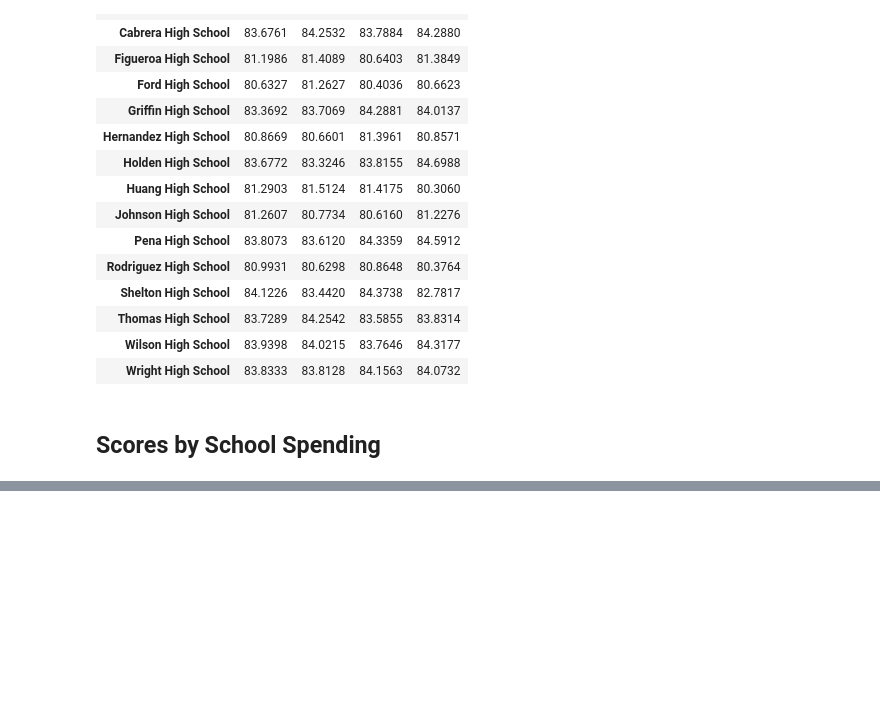
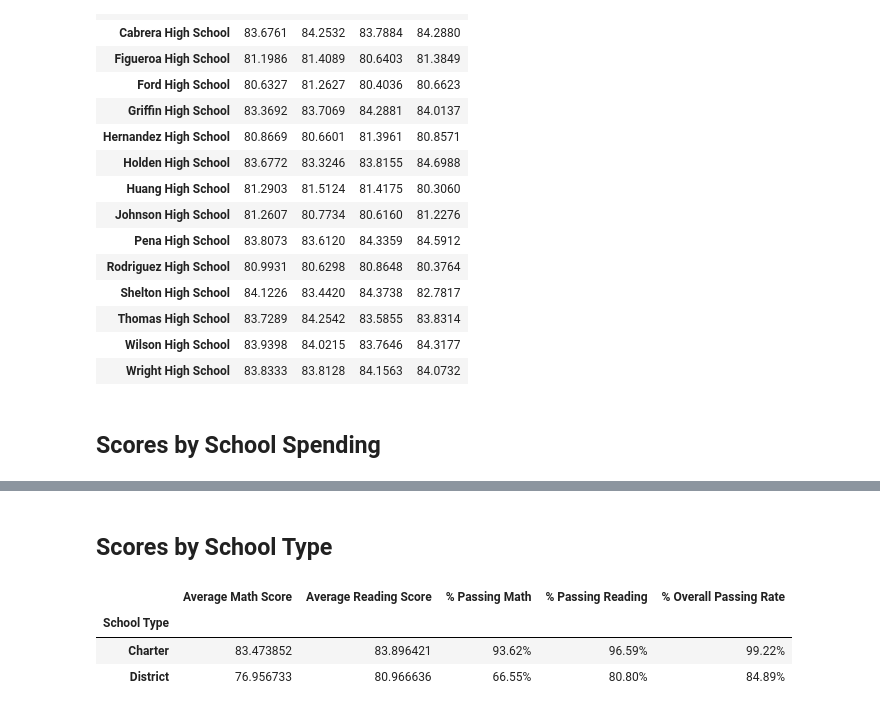
Before and after one commit to buitron/academy_of_py_analysis, a Jupyter notebook: solution/aop_summary.ipynb, the cells around one changed output, grey strips where cells are left out. Saved outputs shown, nothing was run; the diff lists cells and outputs as text; code cells hidden in the pictures; blank space fills up the shorter version.

```diff
--- a/solution/aop_summary.ipynb
+++ b/solution/aop_summary.ipynb
@@ -280,0 +306,20 @@ schools_df.head()
+# %% [markdown]
+## Scores by School Type
+# %%
+school_type_gp_mn_df = school_summary_df.groupby(by='School Type').mean()
+
+school_type_df = school_type_gp_mn_df[[
+    'Average Math Score','Average Reading Score','% Passing Math',
+    '% Passing Reading','% Overall Passing Rate']].copy()
+
+# format columns
+school_type_df['% Passing Math'] = (school_type_df['% Passing Math']*100).map("{:.2f}%".format)
+school_type_df['% Passing Reading'] = (school_type_df['% Passing Reading']*100).map("{:.2f}%".format)
+school_type_df['% Overall Passing Rate'] = (school_type_df['% Overall Passing Rate']*100).map("{:.2f}%".format)
+
+school_type_df
+# %% [output]
+|  | Average Math Score | Average Reading Score | % Passing Math | % Passing Reading | % Overall Passing Rate |
+| School Type |  |  |  |  |  |
+| Charter | 83.473852 | 83.896421 | 93.62% | 96.59% | 99.22% |
+| District | 76.956733 | 80.966636 | 66.55% | 80.80% | 84.89% |
```
Also changed, not shown: parts of 10 cells of this notebook.
